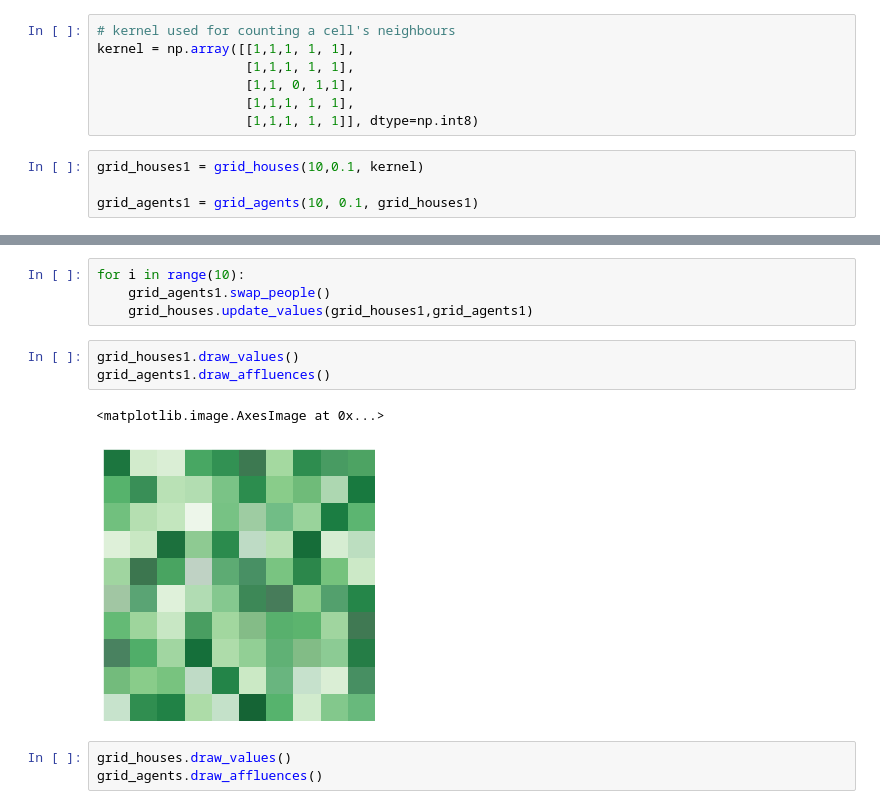
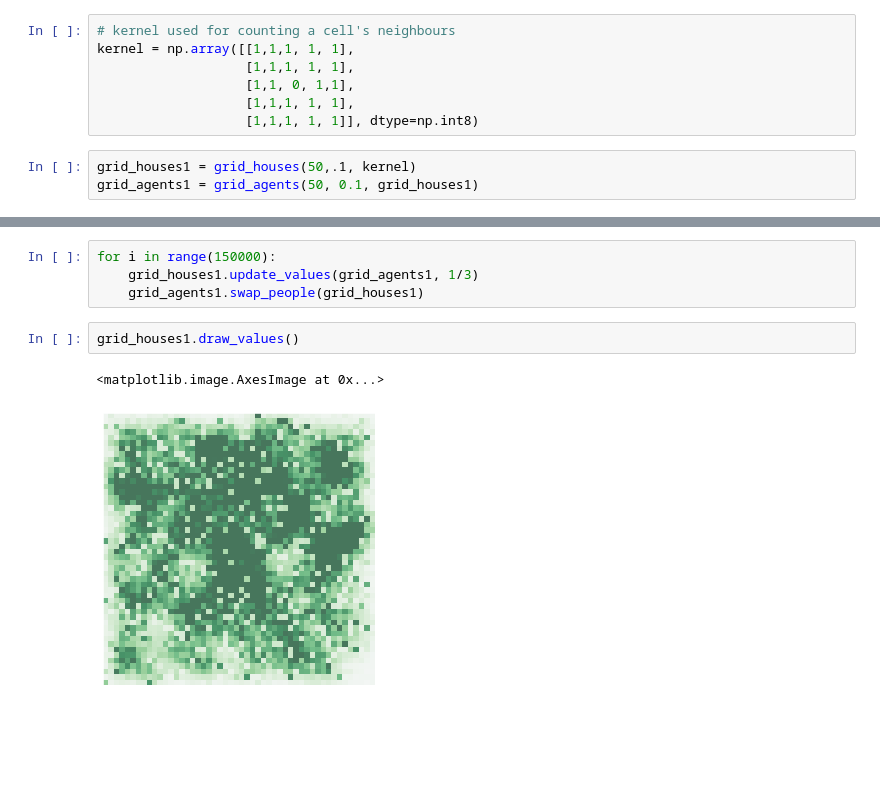
Before and after one commit to Joseph38512/industrial-maths-project-2, a Jupyter notebook: Housing_1-2.ipynb, the cells around one changed output, grey strips where cells are left out. Cells and saved outputs as stored; diff of their text form; blank space fills up the shorter version.

```diff
--- a/Housing_1-2.ipynb
+++ b/Housing_1-2.ipynb
@@ -96,6 +102,5 @@ kernel = np.array([[1,1,1, 1, 1],
                    [1,1,1, 1, 1],
                    [1,1,1, 1, 1]], dtype=np.int8)
 # %%
-grid_houses1 = grid_houses(10,0.1, kernel)
-
-grid_agents1 = grid_agents(10, 0.1, grid_houses1)
+grid_houses1 = grid_houses(50,.1, kernel)
+grid_agents1 = grid_agents(50, 0.1, grid_houses1)
@@ -107,13 +122,9 @@ grid_houses1.draw_values()
 # %%
-for i in range(10):
-    grid_agents1.swap_people()
-    grid_houses.update_values(grid_houses1,grid_agents1)
+for i in range(150000):
+    grid_houses1.update_values(grid_agents1, 1/3)
+    grid_agents1.swap_people(grid_houses1)
 # %%
 grid_houses1.draw_values()
-grid_agents1.draw_affluences()
 # %% [output]
 <matplotlib.image.AxesImage at 0x...>
-[figure, old version]
+[figure, new version]
-# %%
-grid_houses.draw_values()
-grid_agents.draw_affluences()
```
Also changed, not shown: parts of 3 cells of this notebook.
